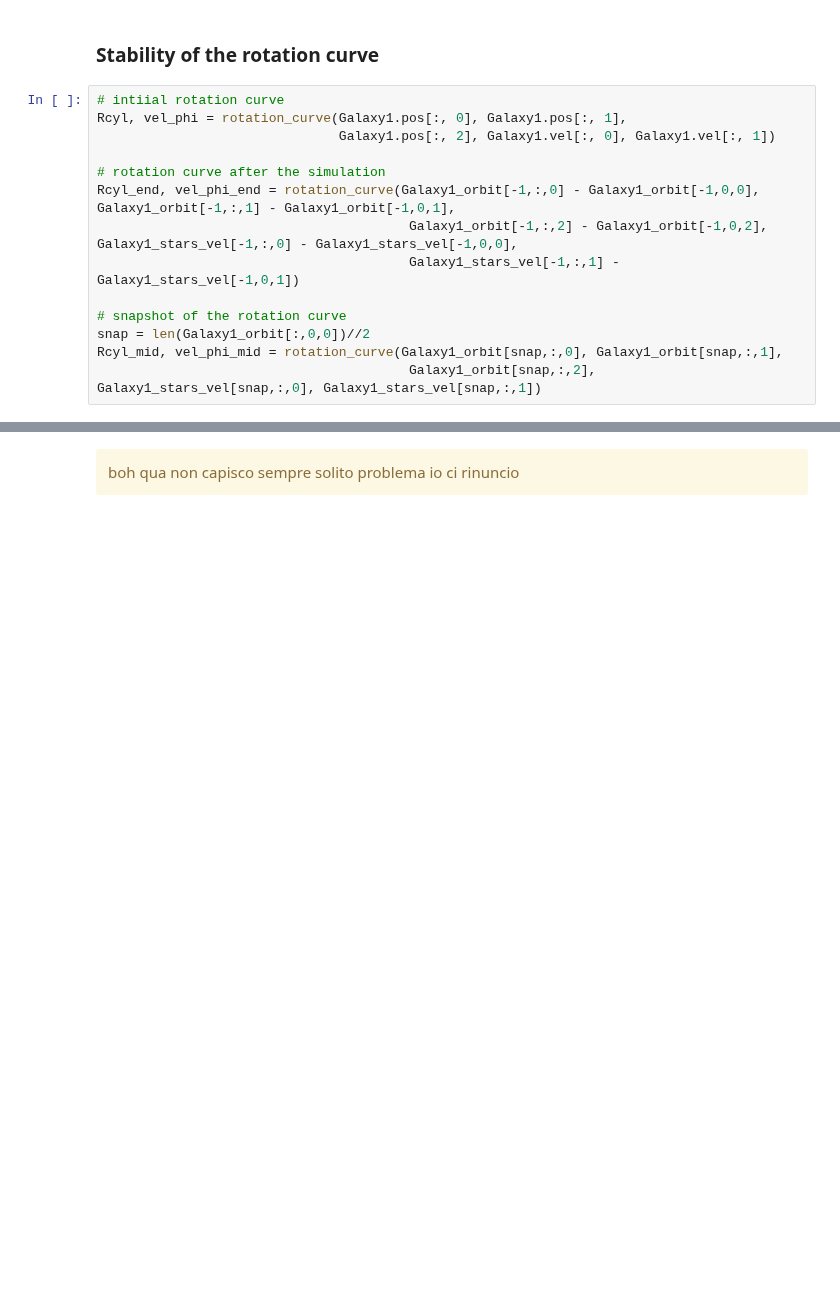
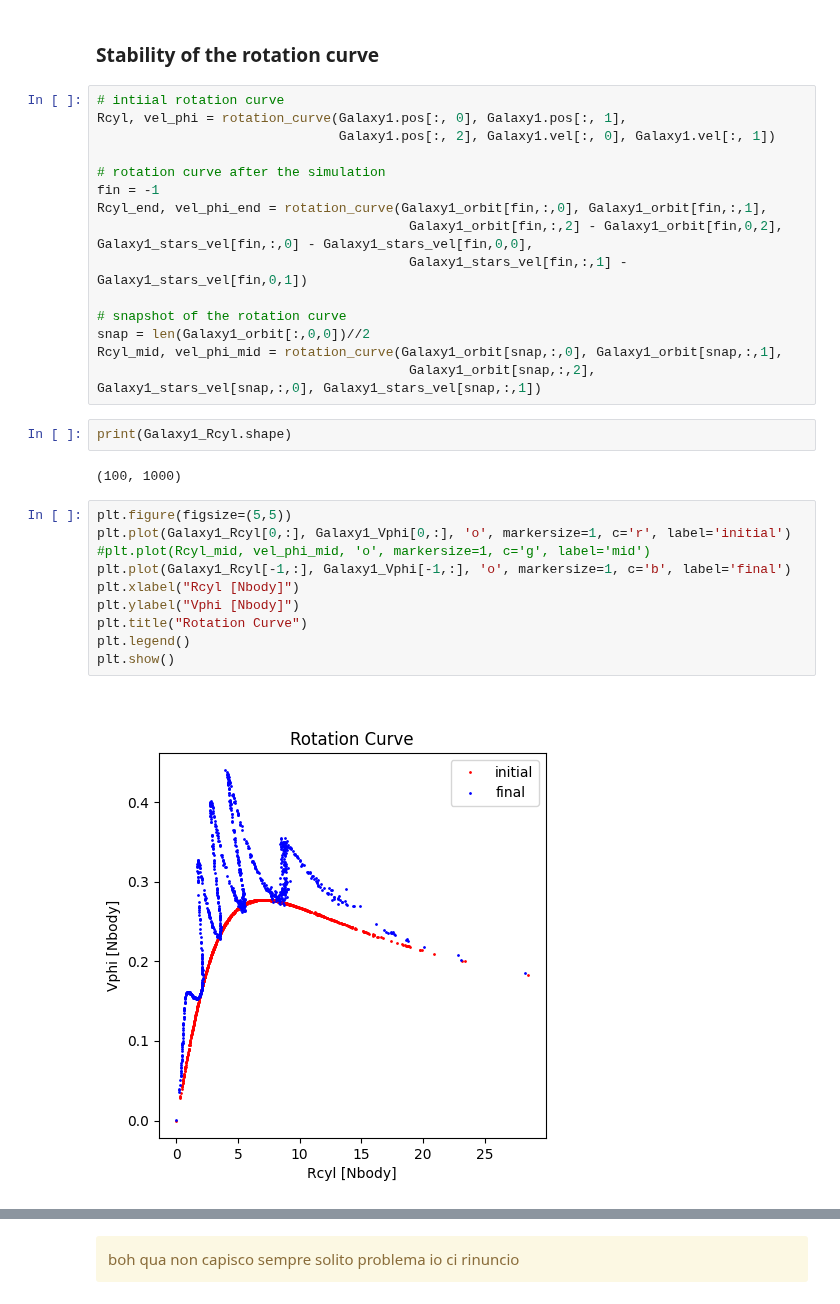
Before and after one commit to giadaaggio/compastro_23, a Jupyter notebook: GAMALOS/gamalos_giada.ipynb, the cells around one changed output, grey strips where cells are left out. Saved outputs shown, nothing was run; the diff lists cells and outputs as text; blank space fills up the shorter version.

```diff
--- a/GAMALOS/gamalos_giada.ipynb
+++ b/GAMALOS/gamalos_giada.ipynb
@@ -318,14 +320,31 @@ Rcyl, vel_phi = rotation_curve(Galaxy1.pos[:, 0], Galaxy1.pos[:, 1],
                                Galaxy1.pos[:, 2], Galaxy1.vel[:, 0], Galaxy1.vel[:, 1])
 
 # rotation curve after the simulation
-Rcyl_end, vel_phi_end = rotation_curve(Galaxy1_orbit[-1,:,0] - Galaxy1_orbit[-1,0,0], Galaxy1_orbit[-1,:,1] - Galaxy1_orbit[-1,0,1],
-                                        Galaxy1_orbit[-1,:,2] - Galaxy1_orbit[-1,0,2], Galaxy1_stars_vel[-1,:,0] - Galaxy1_stars_vel[-1,0,0],
-                                        Galaxy1_stars_vel[-1,:,1] - Galaxy1_stars_vel[-1,0,1])
+fin = -1
+Rcyl_end, vel_phi_end = rotation_curve(Galaxy1_orbit[fin,:,0], Galaxy1_orbit[fin,:,1],
+                                        Galaxy1_orbit[fin,:,2] - Galaxy1_orbit[fin,0,2], Galaxy1_stars_vel[fin,:,0] - Galaxy1_stars_vel[fin,0,0],
+                                        Galaxy1_stars_vel[fin,:,1] - Galaxy1_stars_vel[fin,0,1])
 
 # snapshot of the rotation curve
 snap = len(Galaxy1_orbit[:,0,0])//2
 Rcyl_mid, vel_phi_mid = rotation_curve(Galaxy1_orbit[snap,:,0], Galaxy1_orbit[snap,:,1],
                                         Galaxy1_orbit[snap,:,2], Galaxy1_stars_vel[snap,:,0], Galaxy1_stars_vel[snap,:,1])
+# %%
+print(Galaxy1_Rcyl.shape)
+# %% [output]
+(100, 1000)
+# %%
+plt.figure(figsize=(5,5))
+plt.plot(Galaxy1_Rcyl[0,:], Galaxy1_Vphi[0,:], 'o', markersize=1, c='r', label='initial')
+#plt.plot(Rcyl_mid, vel_phi_mid, 'o', markersize=1, c='g', label='mid')
+plt.plot(Galaxy1_Rcyl[-1,:], Galaxy1_Vphi[-1,:], 'o', markersize=1, c='b', label='final')
+plt.xlabel("Rcyl [Nbody]")
+plt.ylabel("Vphi [Nbody]")
+plt.title("Rotation Curve")
+plt.legend()
+plt.show()
+# %% [output]
+[figure, added]
 # %%
 plt.figure(figsize=(5,5))
 plt.plot(Rcyl_end, vel_phi_end, 'o', markersize=1, c='r', label='final')
```
Also changed, not shown: parts of 9 cells of this notebook.
